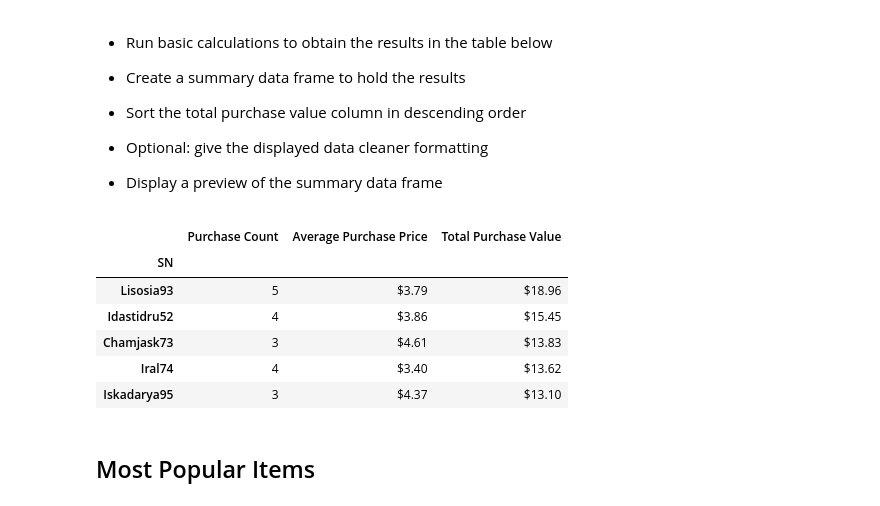
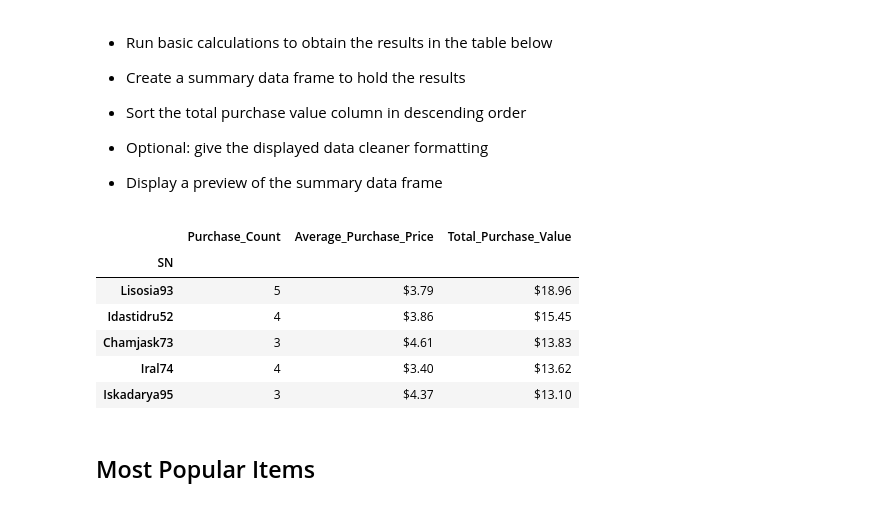
Before and after one commit to JacobTrevithick/pandas-challenge, a Jupyter notebook: HeroesOfPymoli/HeroesOfPymoli_starter.ipynb, the cells around one changed output. Drawn from its saved outputs; the diff is of its cells as text; code cells hidden in the pictures.

```diff
--- a/HeroesOfPymoli/HeroesOfPymoli_starter.ipynb
+++ b/HeroesOfPymoli/HeroesOfPymoli_starter.ipynb
@@ -308,25 +287,21 @@ age_purchase_df
 # %%
 # create groupby object sorted by the 'SN'
 sn_group = purchase_data_df.groupby(['SN'])
 
 # create summary table with purchase count, average purchase price, and total purchase price per user (SN)
-sn_sum_table = pd.DataFrame({
-    'Purchase Count': sn_group['Purchase ID'].count(),
-    'Average Purchase Price': sn_group['Price'].mean(),
-    'Total Purchase Value': sn_group['Price'].sum()
-})
+sn_sum_table = sn_group.agg(Purchase_Count = ('Purchase ID', 'count'), Average_Purchase_Price = ('Price', 'mean'), Total_Purchase_Value = ('Price', 'sum'))
 
 # sort values in descending order by the total purchase value
-sn_sum_table = sn_sum_table.sort_values(by='Total Purchase Value', ascending=False)
+sn_sum_table = sn_sum_table.sort_values(by='Total_Purchase_Value', ascending=False)
 
 # format average purchase price and total purchase value columns to $ and 0.00 precision
-sn_sum_table['Total Purchase Value'] = sn_sum_table['Total Purchase Value'].map("${:.2f}".format)
-sn_sum_table['Average Purchase Price'] = sn_sum_table['Average Purchase Price'].map("${:.2f}".format)
+sn_sum_table['Total_Purchase_Value'] = sn_sum_table['Total_Purchase_Value'].map("${:.2f}".format)
+sn_sum_table['Average_Purchase_Price'] = sn_sum_table['Average_Purchase_Price'].map("${:.2f}".format)
 
 # display dataframe with only the first 5 rows.
 sn_sum_table.head()
 # %% [output]
-|  | Purchase Count | Average Purchase Price | Total Purchase Value |
+|  | Purchase_Count | Average_Purchase_Price | Total_Purchase_Value |
 | SN |  |  |  |
 | Lisosia93 | 5 | $3.79 | $18.96 |
 | Idastidru52 | 4 | $3.86 | $15.45 |
```
Also changed, not shown: parts of 10 cells of this notebook.
